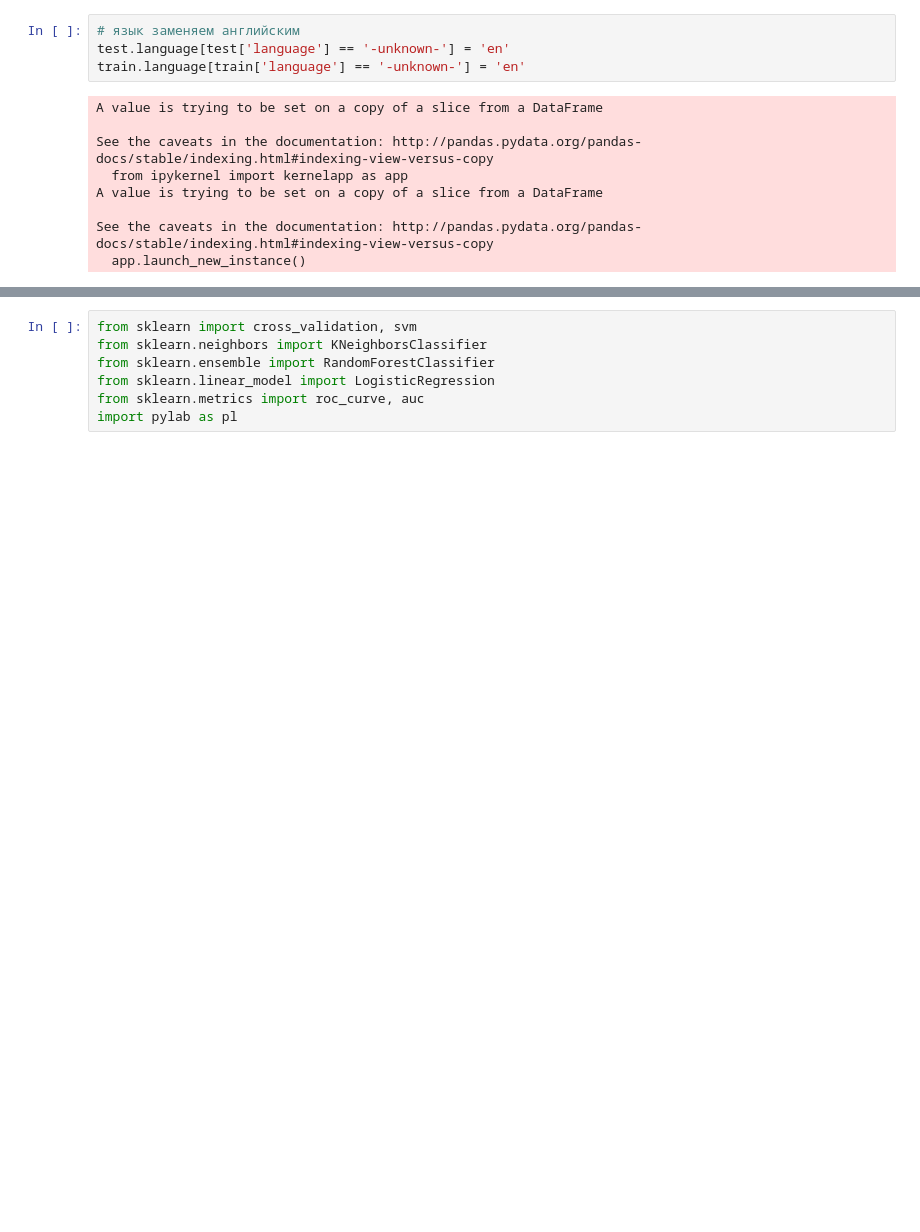
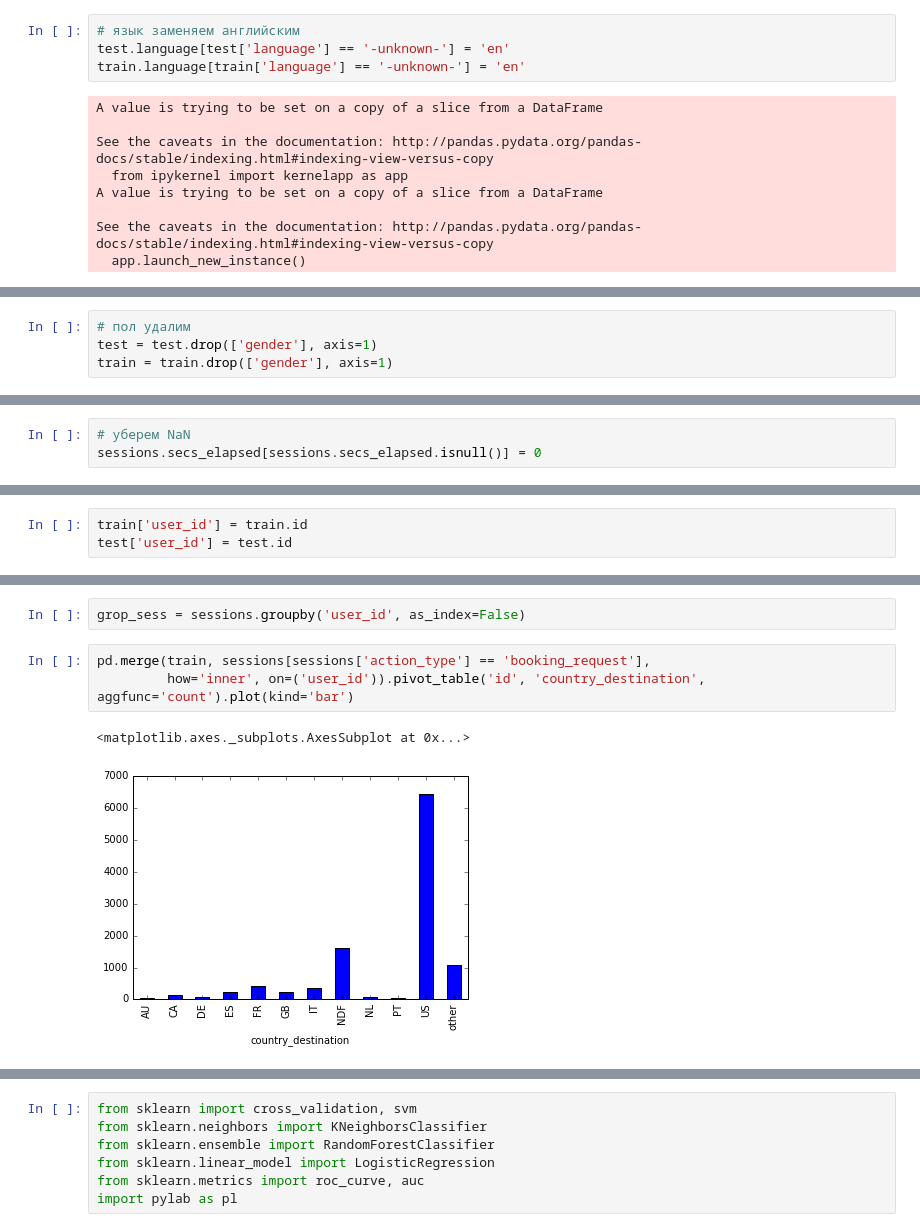
Before and after one commit to pvgladkov/kaggle, a Jupyter notebook: airbnb/airbnb.ipynb, the cells around one changed output, grey strips where cells are left out. Drawn from its saved outputs; the diff is of its cells as text; blank space fills up the shorter version.

```diff
--- a/airbnb/airbnb.ipynb
+++ b/airbnb/airbnb.ipynb
@@ -113,0 +131,4 @@ See the caveats in the documentation: http://pandas.pydata.org/pandas-docs/stabl
+# %%
+# пол удалим
+test = test.drop(['gender'], axis=1)
+train = train.drop(['gender'], axis=1)
@@ -113,0 +137,3 @@ See the caveats in the documentation: http://pandas.pydata.org/pandas-docs/stabl
+# %%
+# уберем NaN
+sessions.secs_elapsed[sessions.secs_elapsed.isnull()] = 0
@@ -113,0 +145,3 @@ See the caveats in the documentation: http://pandas.pydata.org/pandas-docs/stabl
+# %%
+train['user_id'] = train.id
+test['user_id'] = test.id
@@ -113,0 +158,8 @@ See the caveats in the documentation: http://pandas.pydata.org/pandas-docs/stabl
+# %%
+grop_sess = sessions.groupby('user_id', as_index=False)
+# %%
+pd.merge(train, sessions[sessions['action_type'] == 'booking_request'],
+         how='inner', on=('user_id')).pivot_table('id', 'country_destination', aggfunc='count').plot(kind='bar')
+# %% [output]
+<matplotlib.axes._subplots.AxesSubplot at 0x...>
+[figure, added]
```
Also changed, not shown: parts of 32 cells of this notebook.
